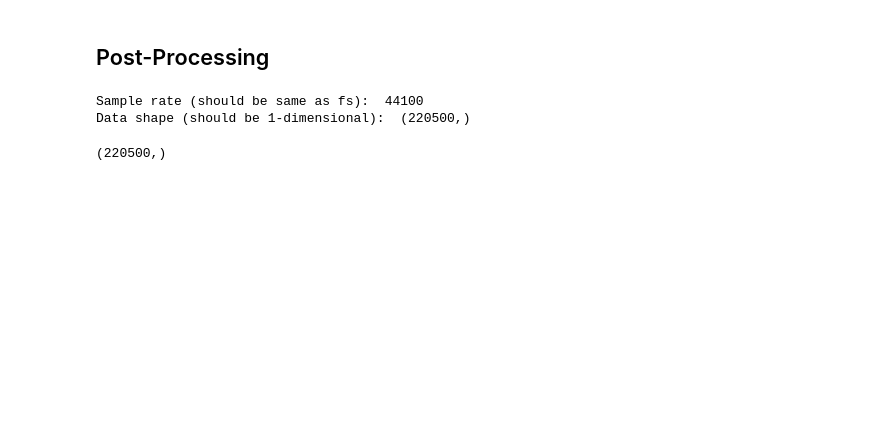
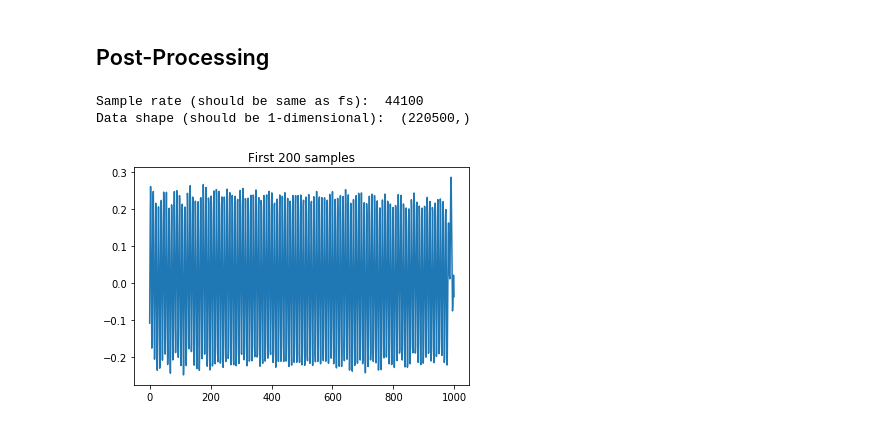
Before and after one commit to warrenalphonso/126proj, a Jupyter notebook: Generating-Playing-Recording-and-Post-Processing.ipynb, the cells around one changed output. Saved outputs shown, nothing was run; the diff lists cells and outputs as text; code cells hidden in the pictures; blank space fills up the shorter version.

```diff
--- a/Generating-Playing-Recording-and-Post-Processing.ipynb
+++ b/Generating-Playing-Recording-and-Post-Processing.ipynb
@@ -106,14 +106,12 @@ samples = data.shape[0]
 # %% [output]
 Sample rate (should be same as fs):  44100
 Data shape (should be 1-dimensional):  (220500,)
-# %%
-my_recording.shape
-# %% [output]
-(220500,)
 # %%
-# plt.title("First 200 samples")
-# plt.plot(my_recording[:1000])
-# plt.show()
+plt.title("First 200 samples")
+plt.plot(my_recording[:1000])
+plt.show()
+# %% [output]
+[figure, added]
 # %%
 ### This figures out frequencies for the *WHOLE* recording.
 sample_rate = 44100
```
Also changed, not shown: parts of 20 cells of this notebook, 2 other files.
